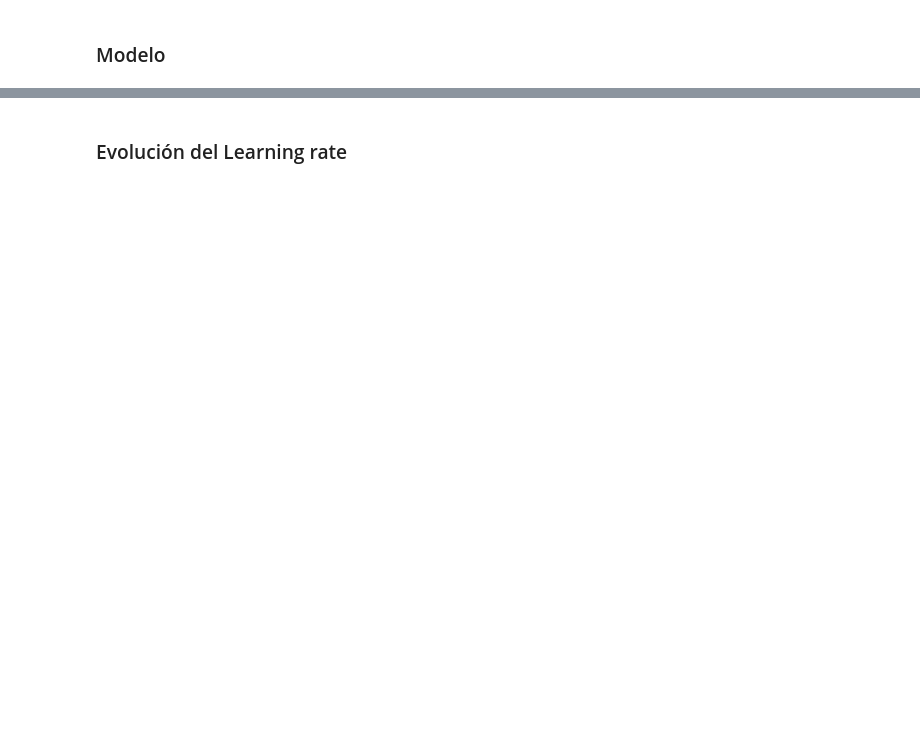
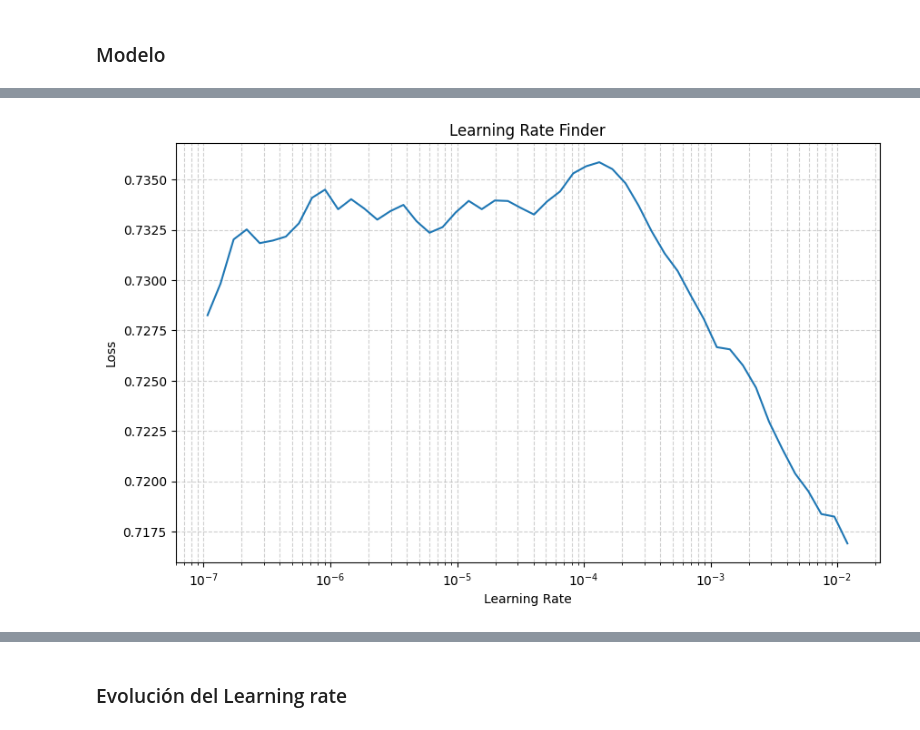
Before and after one commit to AndresH1234/Crime_Detection, a Jupyter notebook: notebooks/4_models.ipynb, the cells around one changed output, grey strips where cells are left out. Saved outputs shown, nothing was run; the diff lists cells and outputs as text; code cells hidden in the pictures; blank space fills up the shorter version.

```diff
--- a/notebooks/4_models.ipynb
+++ b/notebooks/4_models.ipynb
@@ -836,0 +802,6 @@ max_lr: 0.02111206244498092
+# %%
+# Visualización
+fig, ax = lr_finder.plot_loss()
+plt.show()
+# %% [output]
+[figure, added]
```
Also changed, not shown: parts of 26 cells of this notebook.
